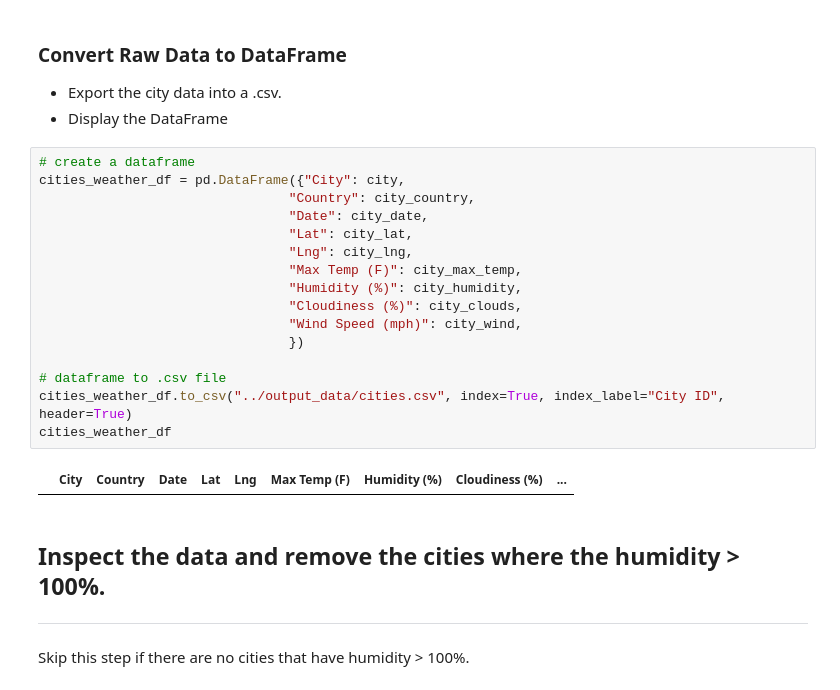
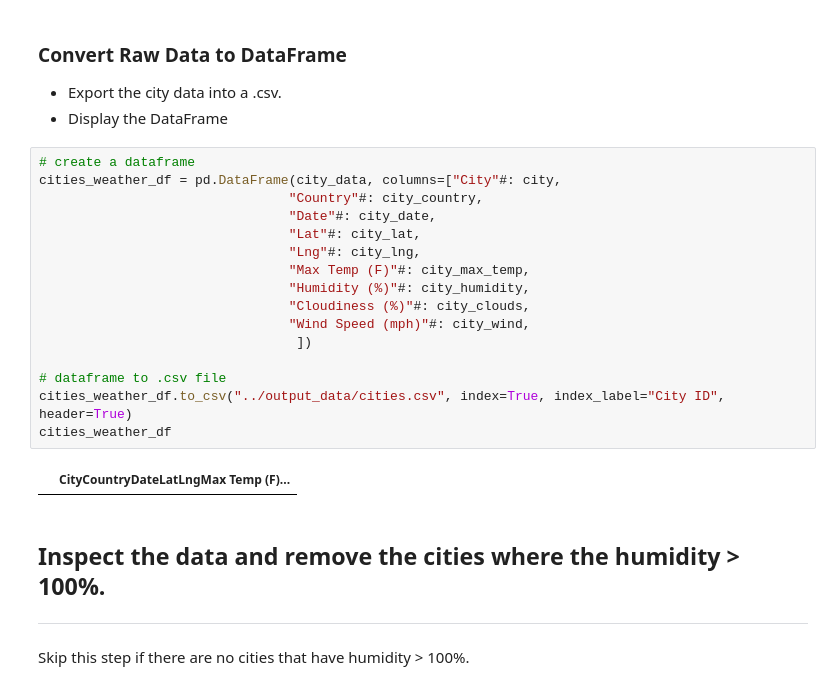
Before and after one commit to joekimga/python-api-challenge, a Jupyter notebook: starter_code/WeatherPy.ipynb, the cells around one changed output. Saved outputs shown, nothing was run; the diff lists cells and outputs as text.

```diff
--- a/starter_code/WeatherPy.ipynb
+++ b/starter_code/WeatherPy.ipynb
@@ -161,22 +161,22 @@ Data Retrieval Complete
 * Display the DataFrame
 # %%
 # create a dataframe
-cities_weather_df = pd.DataFrame({"City": city,
-                                "Country": city_country,
-                                "Date": city_date,
-                                "Lat": city_lat,
-                                "Lng": city_lng,
-                                "Max Temp (F)": city_max_temp,
-                                "Humidity (%)": city_humidity,
-                                "Cloudiness (%)": city_clouds,
-                                "Wind Speed (mph)": city_wind,
-                                })
+cities_weather_df = pd.DataFrame(city_data, columns=["City"#: city,
+                                "Country"#: city_country,
+                                "Date"#: city_date,
+                                "Lat"#: city_lat,
+                                "Lng"#: city_lng,
+                                "Max Temp (F)"#: city_max_temp,
+                                "Humidity (%)"#: city_humidity,
+                                "Cloudiness (%)"#: city_clouds,
+                                "Wind Speed (mph)"#: city_wind,
+                                 ])
 
 # dataframe to .csv file
 cities_weather_df.to_csv("../output_data/cities.csv", index=True, index_label="City ID", header=True)
 cities_weather_df
 # %% [output]
-|  | City | Country | Date | Lat | Lng | Max Temp (F) | Humidity (%) | Cloudiness (%) | ... |
+|  | CityCountryDateLatLngMax Temp (F)... |
 # %% [markdown]
 ## Inspect the data and remove the cities where the humidity > 100%.
 ----
```
Also changed, not shown: parts of 4 cells of this notebook, 3 other files.
